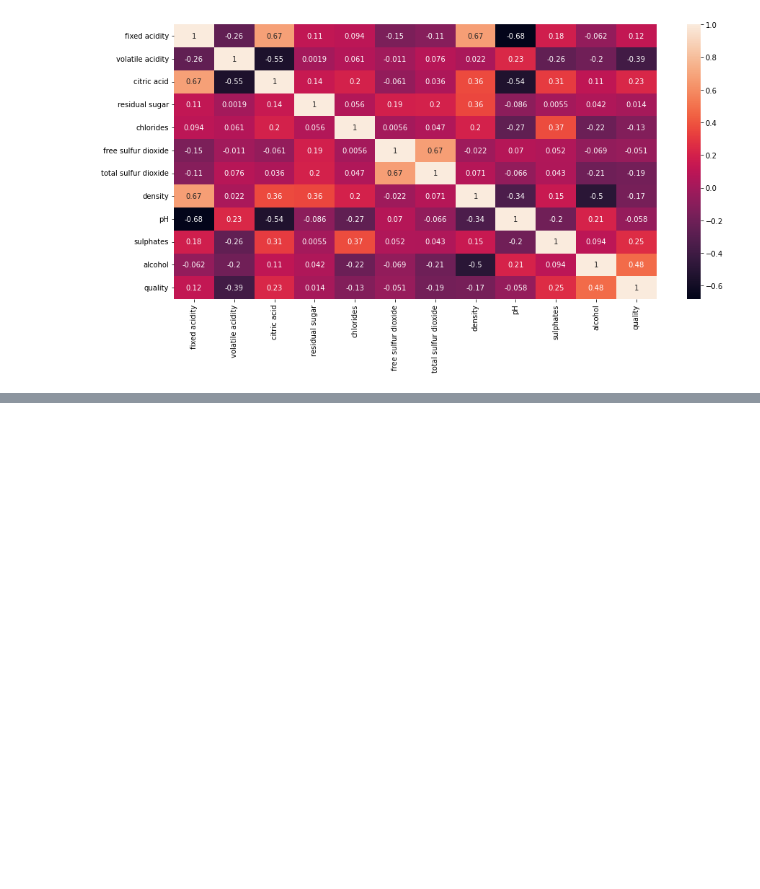
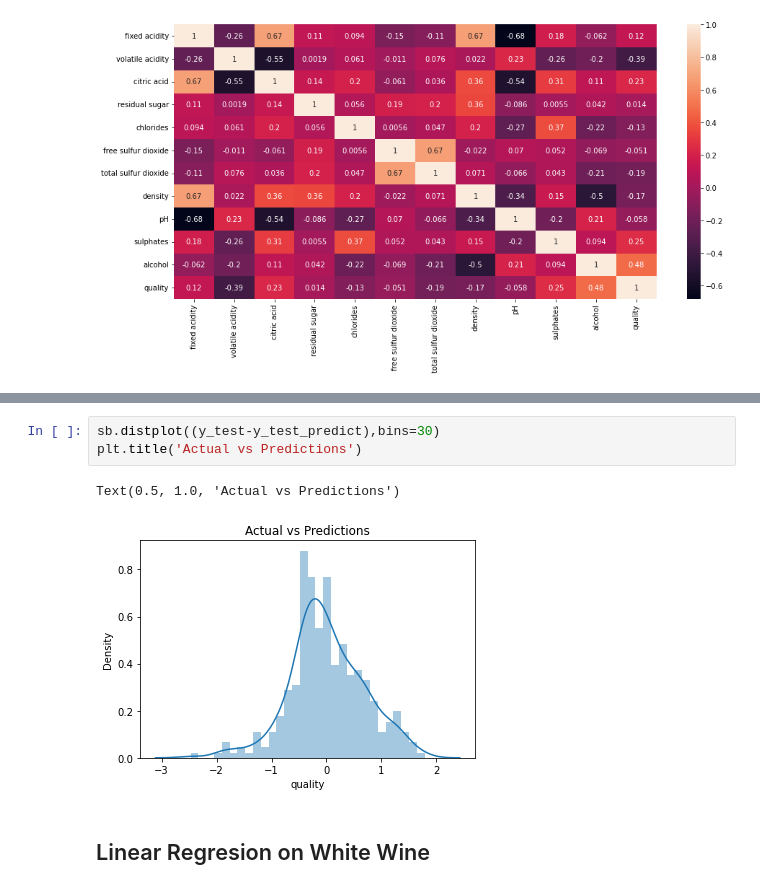
Before and after one commit to aadityasp/Wine-Quality-Prediction, a Jupyter notebook: Final Project.ipynb, the cells around one changed output, grey strips where cells are left out. Cells and saved outputs as stored; diff of their text form; blank space fills up the shorter version.

```diff
--- a/Final Project.ipynb
+++ b/Final Project.ipynb
@@ -66,0 +150,8 @@ X_train, X_test,y_train,y_test=train_test_split(X,y,test_size=0.2)
+# %%
+sb.distplot((y_test-y_test_predict),bins=30)
+plt.title('Actual vs Predictions')
+# %% [output]
+Text(0.5, 1.0, 'Actual vs Predictions')
+[figure, added]
+# %% [markdown]
+## Linear Regresion on White Wine
```
Also changed, not shown: parts of 33 cells of this notebook.
